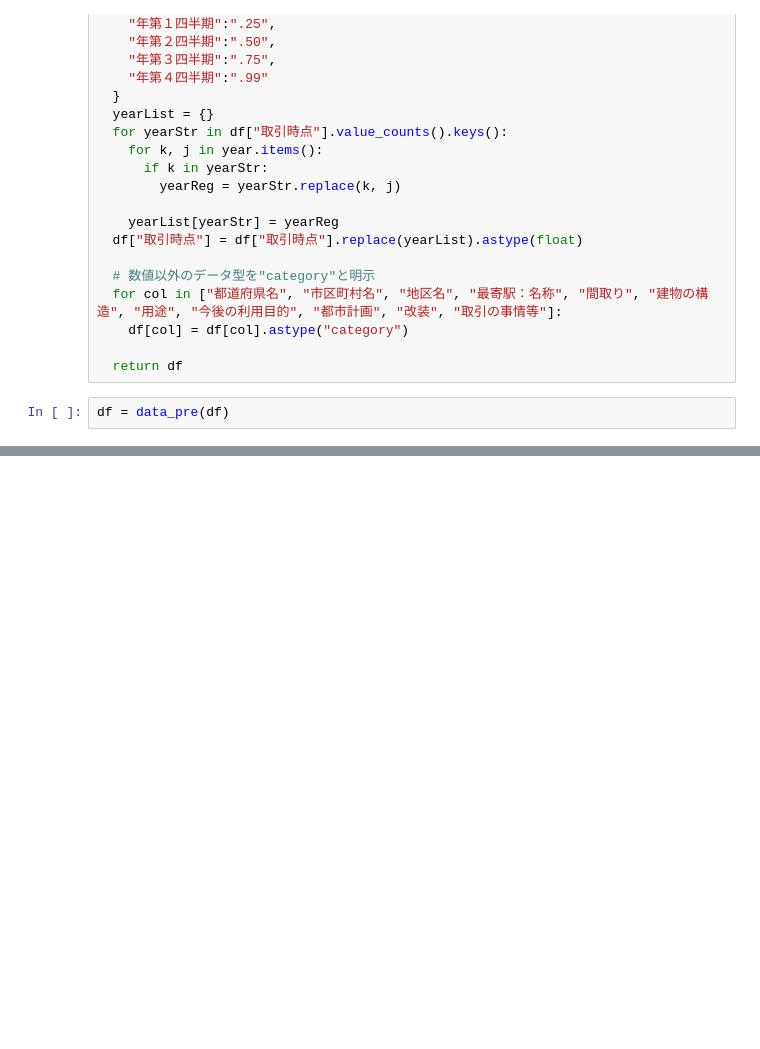
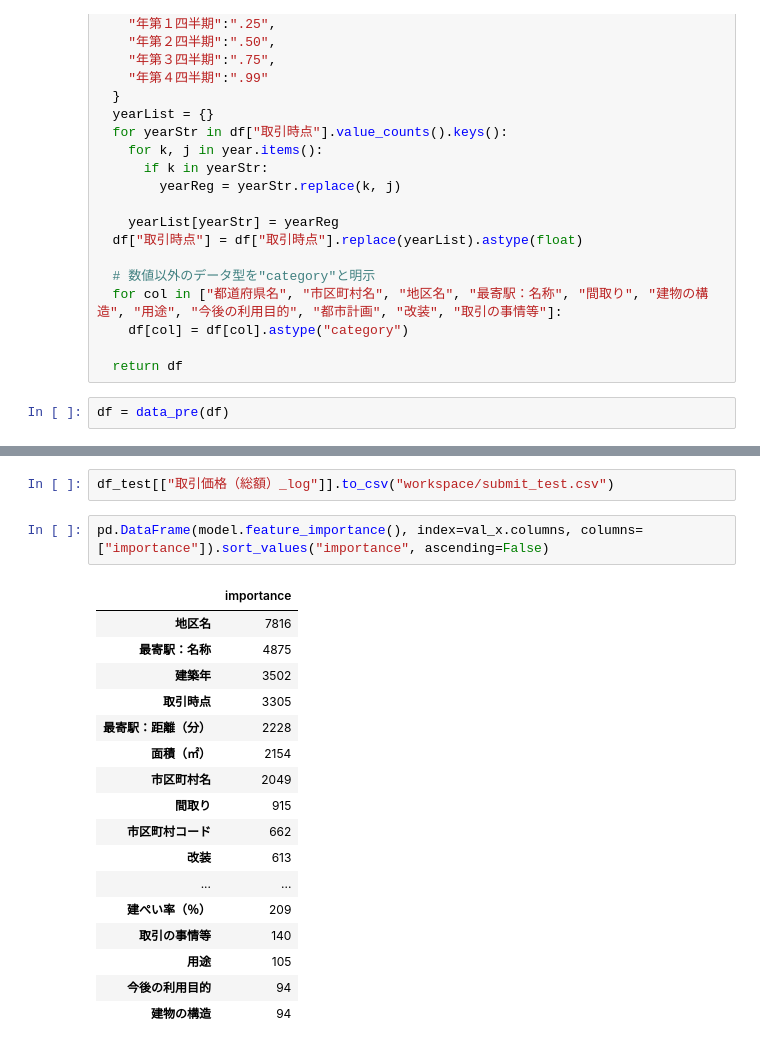
Before and after one commit to naitoyuma7110/DataAnlysDemo, a Jupyter notebook: workspace/model.ipynb, the cells around one changed output, grey strips where cells are left out. Cells and saved outputs as stored; diff of their text form; blank space fills up the shorter version.

```diff
--- a/workspace/model.ipynb
+++ b/workspace/model.ipynb
@@ -138,0 +170,22 @@ mae(vals, val_y)
+# %%
+df_test[["取引価格（総額）_log"]].to_csv("workspace/submit_test.csv")
+# %%
+pd.DataFrame(model.feature_importance(), index=val_x.columns, columns=["importance"]).sort_values("importance", ascending=False)
+# %% [output]
+|  | importance |
+| 地区名 | 7816 |
+| 最寄駅：名称 | 4875 |
+| 建築年 | 3502 |
+| 取引時点 | 3305 |
+| 最寄駅：距離（分） | 2228 |
+| 面積（㎡） | 2154 |
+| 市区町村名 | 2049 |
+| 間取り | 915 |
+| 市区町村コード | 662 |
+| 改装 | 613 |
+| ... | ... |
+| 建ぺい率（％） | 209 |
+| 取引の事情等 | 140 |
+| 用途 | 105 |
+| 今後の利用目的 | 94 |
+| 建物の構造 | 94 |
```
Also changed, not shown: parts of 5 cells of this notebook, 2 other files.
